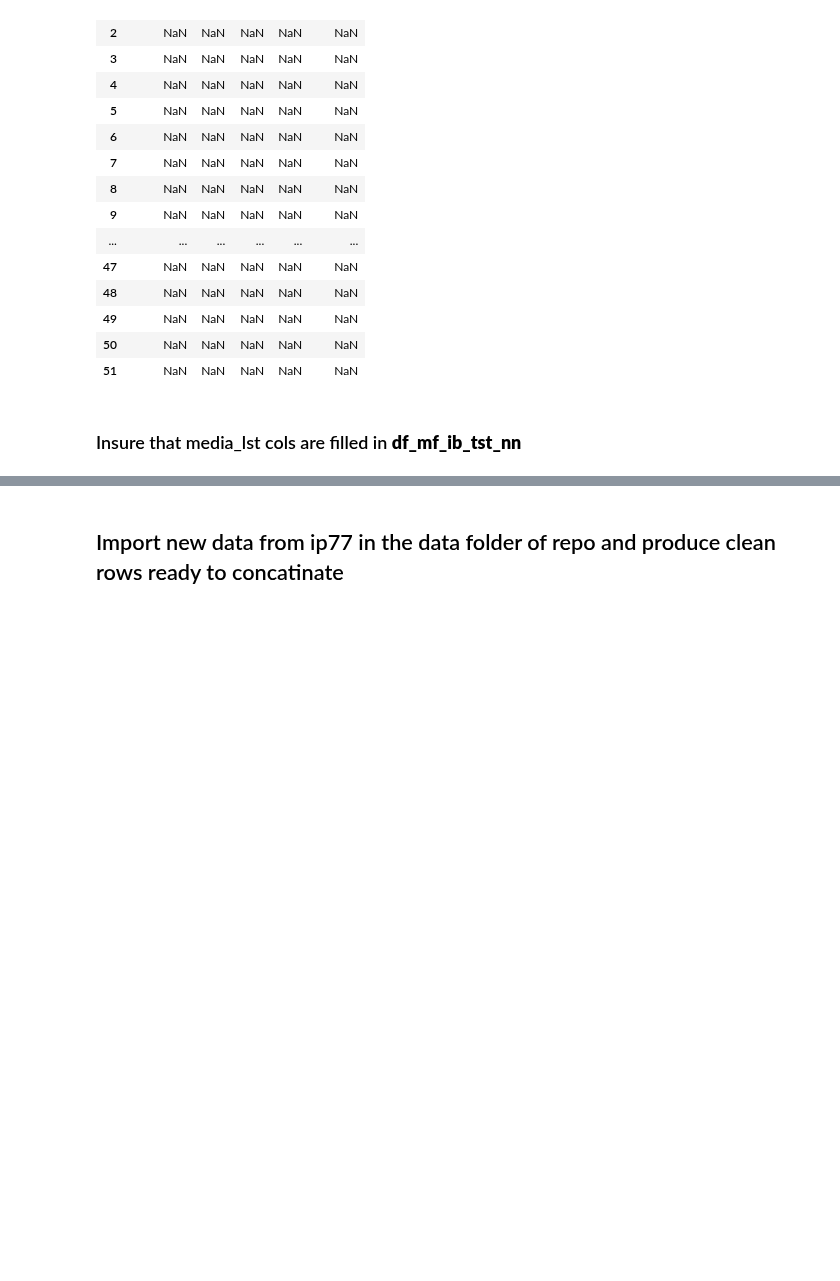
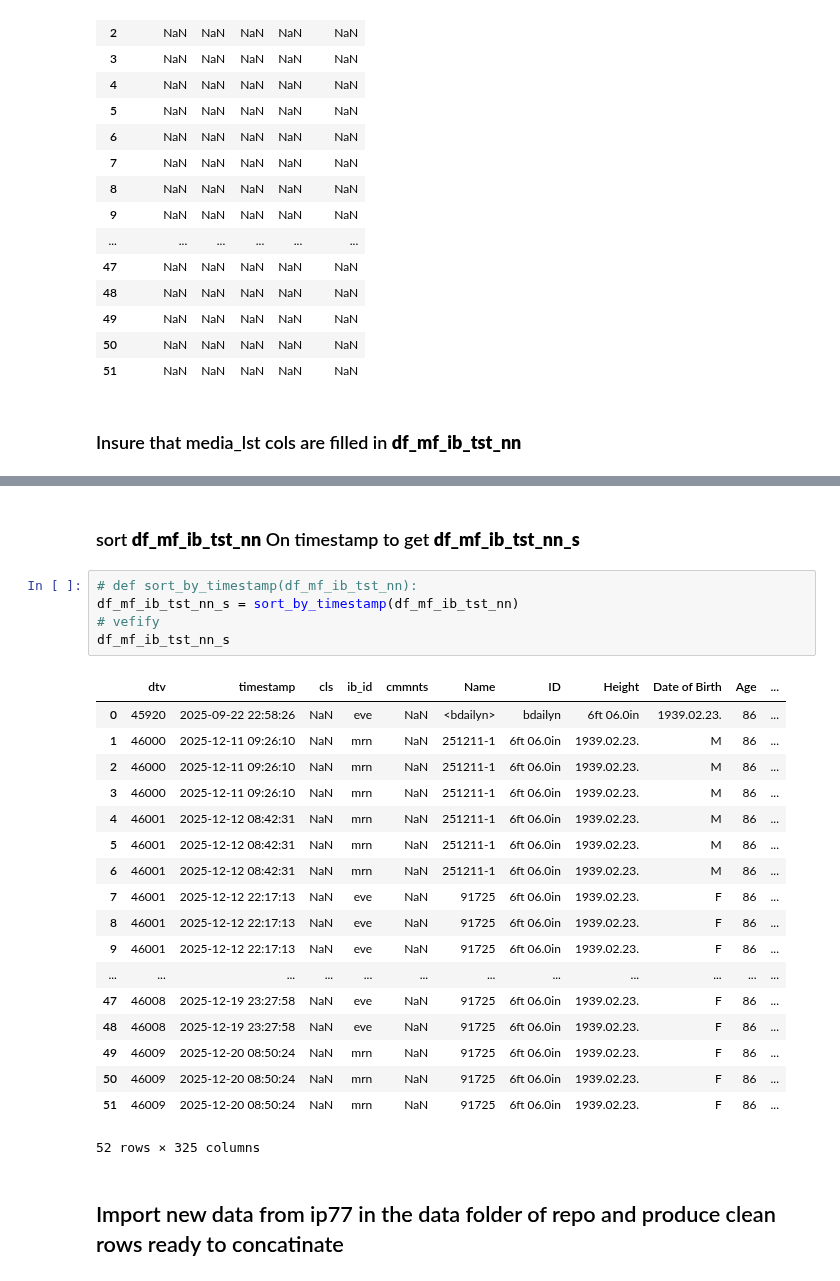
Before and after one commit to 1ratlabs/JL_2, a Jupyter notebook: col_wise_import.ipynb, the cells around one changed output, grey strips where cells are left out. Cells and saved outputs as stored; diff of their text form; blank space fills up the shorter version.

```diff
--- a/col_wise_import.ipynb
+++ b/col_wise_import.ipynb
@@ -481,3 +482,29 @@ df_mf_ib_tst_nn[media_lst]
+# %% [markdown]
+### sort **df_mf_ib_tst_nn** On timestamp to get **df_mf_ib_tst_nn_s**
+# %%
+# def sort_by_timestamp(df_mf_ib_tst_nn):
+df_mf_ib_tst_nn_s = sort_by_timestamp(df_mf_ib_tst_nn)
+# vefify
+df_mf_ib_tst_nn_s
+# %% [output]
+|  | dtv | timestamp | cls | ib_id | cmmnts | Name | ID | Height | Date of Birth | Age | ... |
+| 0 | 45920 | 2025-09-22 22:58:26 | NaN | eve | NaN | <bdailyn> | bdailyn | 6ft 06.0in | 1939.02.23. | 86 | ... |
+| 1 | 46000 | 2025-12-11 09:26:10 | NaN | mrn | NaN | 251211-1 | 6ft 06.0in | 1939.02.23. | M | 86 | ... |
+| 2 | 46000 | 2025-12-11 09:26:10 | NaN | mrn | NaN | 251211-1 | 6ft 06.0in | 1939.02.23. | M | 86 | ... |
+| 3 | 46000 | 2025-12-11 09:26:10 | NaN | mrn | NaN | 251211-1 | 6ft 06.0in | 1939.02.23. | M | 86 | ... |
+| 4 | 46001 | 2025-12-12 08:42:31 | NaN | mrn | NaN | 251211-1 | 6ft 06.0in | 1939.02.23. | M | 86 | ... |
+| 5 | 46001 | 2025-12-12 08:42:31 | NaN | mrn | NaN | 251211-1 | 6ft 06.0in | 1939.02.23. | M | 86 | ... |
+| 6 | 46001 | 2025-12-12 08:42:31 | NaN | mrn | NaN | 251211-1 | 6ft 06.0in | 1939.02.23. | M | 86 | ... |
+| 7 | 46001 | 2025-12-12 22:17:13 | NaN | eve | NaN | 91725 | 6ft 06.0in | 1939.02.23. | F | 86 | ... |
+| 8 | 46001 | 2025-12-12 22:17:13 | NaN | eve | NaN | 91725 | 6ft 06.0in | 1939.02.23. | F | 86 | ... |
+| 9 | 46001 | 2025-12-12 22:17:13 | NaN | eve | NaN | 91725 | 6ft 06.0in | 1939.02.23. | F | 86 | ... |
+| ... | ... | ... | ... | ... | ... | ... | ... | ... | ... | ... | ... |
+| 47 | 46008 | 2025-12-19 23:27:58 | NaN | eve | NaN | 91725 | 6ft 06.0in | 1939.02.23. | F | 86 | ... |
+| 48 | 46008 | 2025-12-19 23:27:58 | NaN | eve | NaN | 91725 | 6ft 06.0in | 1939.02.23. | F | 86 | ... |
+| 49 | 46009 | 2025-12-20 08:50:24 | NaN | mrn | NaN | 91725 | 6ft 06.0in | 1939.02.23. | F | 86 | ... |
+| 50 | 46009 | 2025-12-20 08:50:24 | NaN | mrn | NaN | 91725 | 6ft 06.0in | 1939.02.23. | F | 86 | ... |
+| 51 | 46009 | 2025-12-20 08:50:24 | NaN | mrn | NaN | 91725 | 6ft 06.0in | 1939.02.23. | F | 86 | ... |
+52 rows × 325 columns
 # %% [markdown]
 ## Import new data from ip77 in the data folder of repo and produce clean rows ready to concatinate
 # %% [markdown]
```
Also changed, not shown: parts of 14 cells of this notebook.
